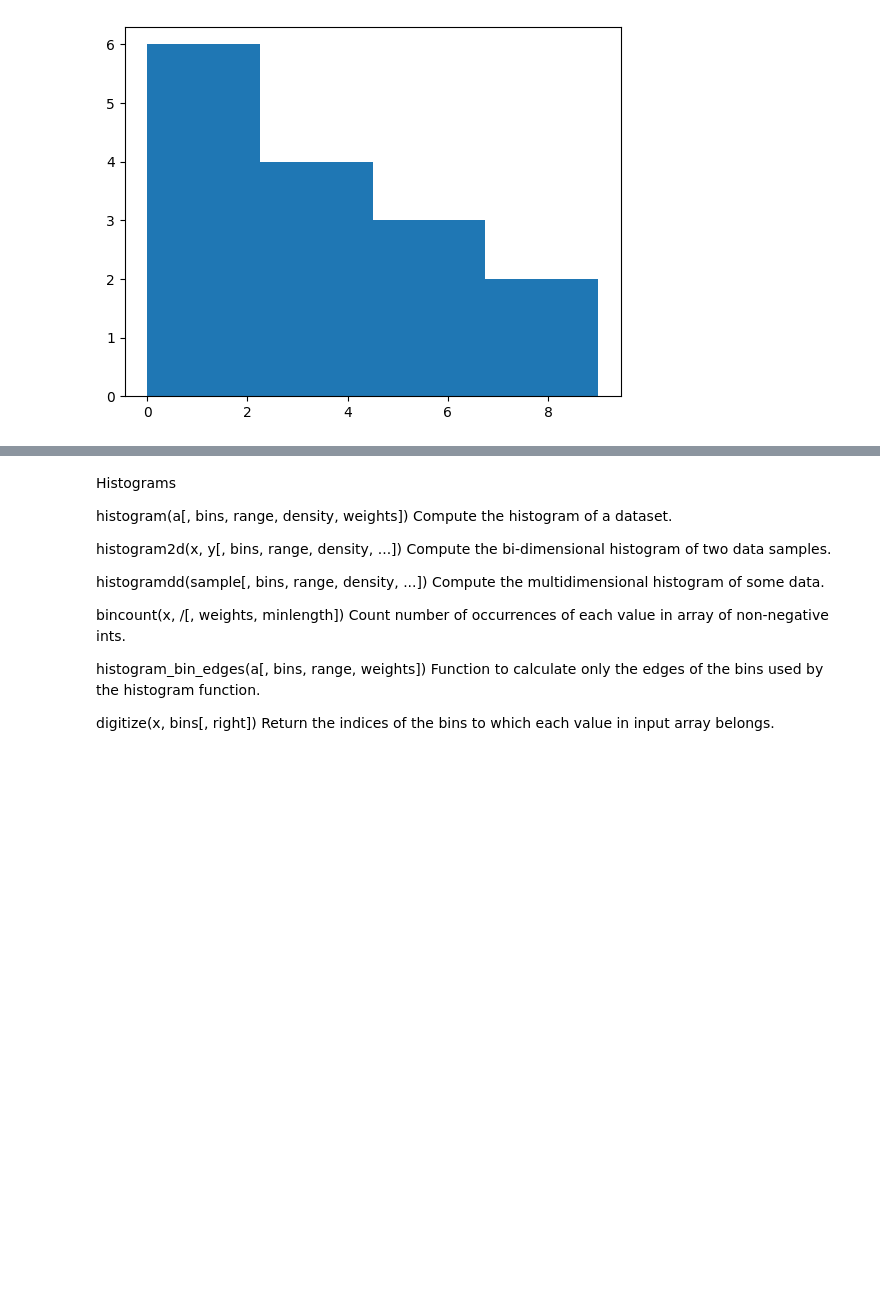
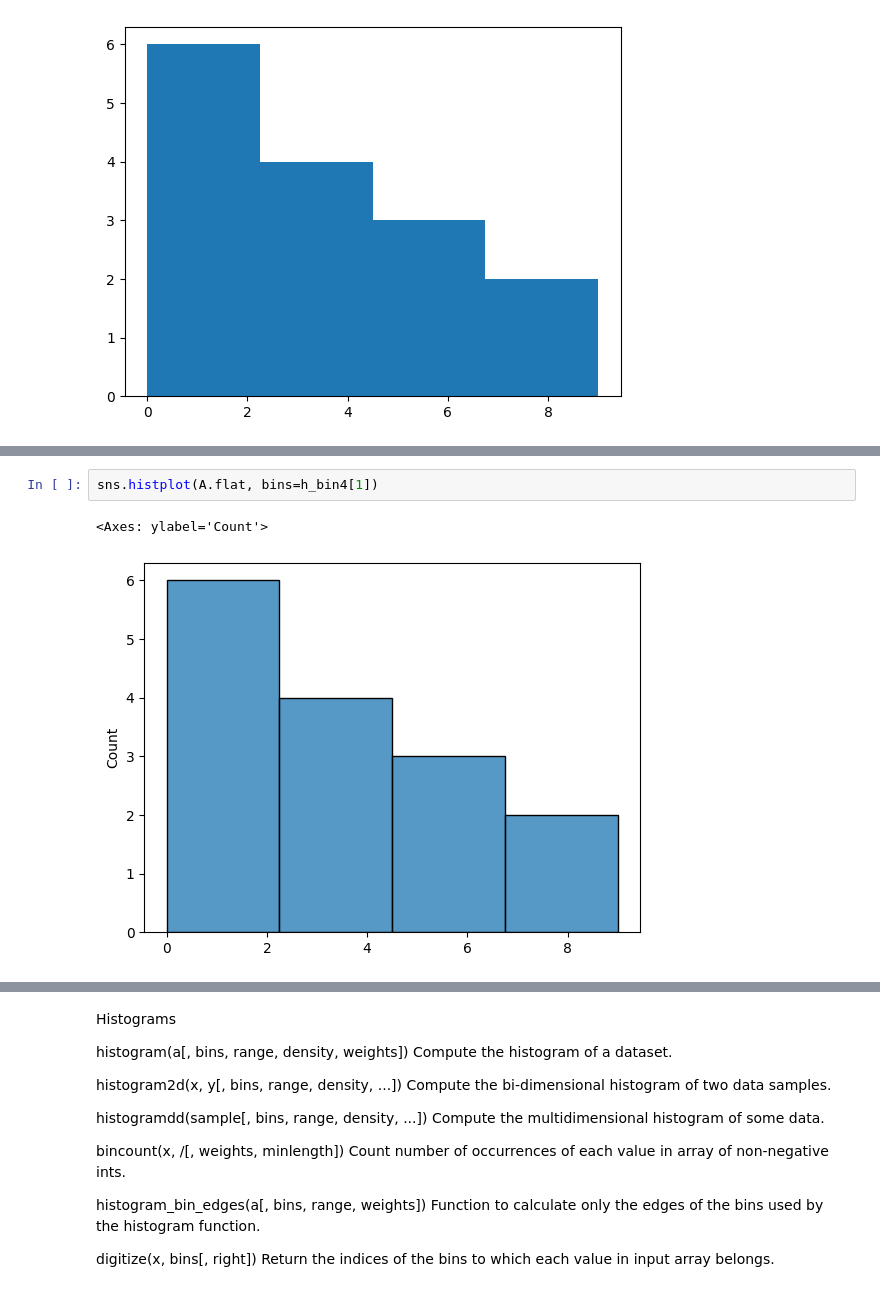
Before and after one commit to jmonti-gh/365DS_jm, a Jupyter notebook: 7_Data_Prepro_Numpy/7_6_histograms_1.ipynb, the cells around one changed output, grey strips where cells are left out. Cells and saved outputs as stored; diff of their text form; blank space fills up the shorter version.

```diff
--- a/7_Data_Prepro_Numpy/7_6_histograms_1.ipynb
+++ b/7_Data_Prepro_Numpy/7_6_histograms_1.ipynb
@@ -123,0 +131,5 @@ plt.hist(A.flat, bins=h_bin4[1])
+# %%
+sns.histplot(A.flat, bins=h_bin4[1])
+# %% [output]
+<Axes: ylabel='Count'>
+[figure, added]
```
Also changed, not shown: parts of 9 cells of this notebook, 5 other files.
